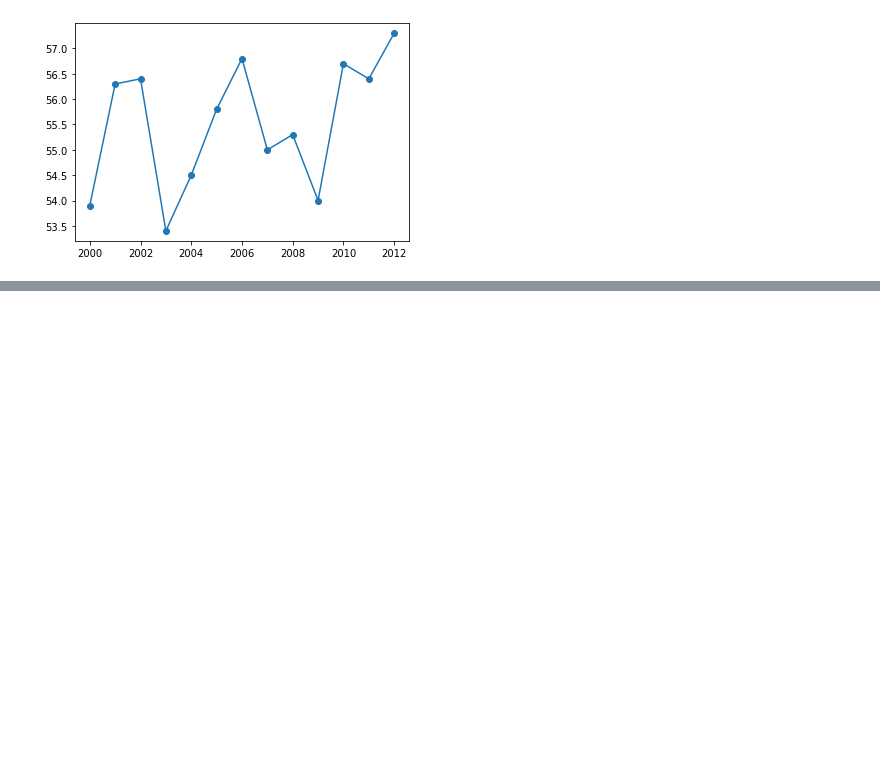
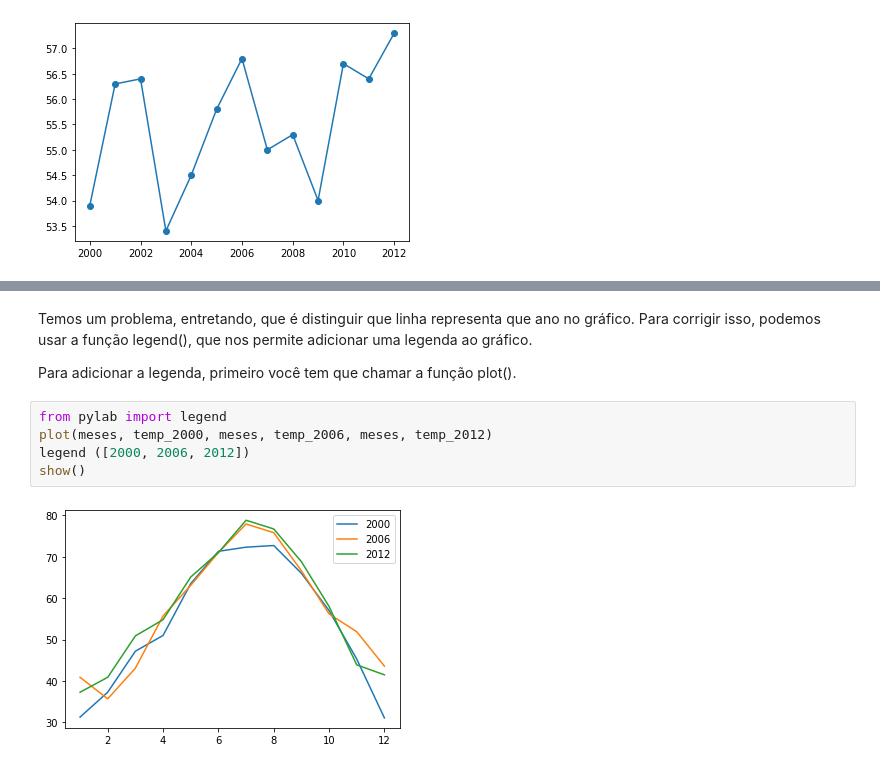
Before and after one commit to alexiaca/mentores-python, a Jupyter notebook: Python06.ipynb, the cells around one changed output, grey strips where cells are left out. Saved outputs shown, nothing was run; the diff lists cells and outputs as text; blank space fills up the shorter version.

Commit message:
Plotando gráficos

```diff
--- a/Python06.ipynb
+++ b/Python06.ipynb
@@ -101,0 +146,11 @@ plot (anos, temp_ny, marker = "o")
+# %% [markdown]
+Temos um problema, entretando, que é distinguir que linha representa que ano no gráfico. Para corrigir isso, podemos usar a função legend(), que nos permite adicionar uma legenda ao gráfico.
+
+Para adicionar a legenda, primeiro você tem que chamar a função plot().
+# %%
+from pylab import legend
+plot(meses, temp_2000, meses, temp_2006, meses, temp_2012)
+legend ([2000, 2006, 2012])
+show()
+# %% [output]
+[figure, added]
```
Also changed, not shown: parts of 16 cells of this notebook.
